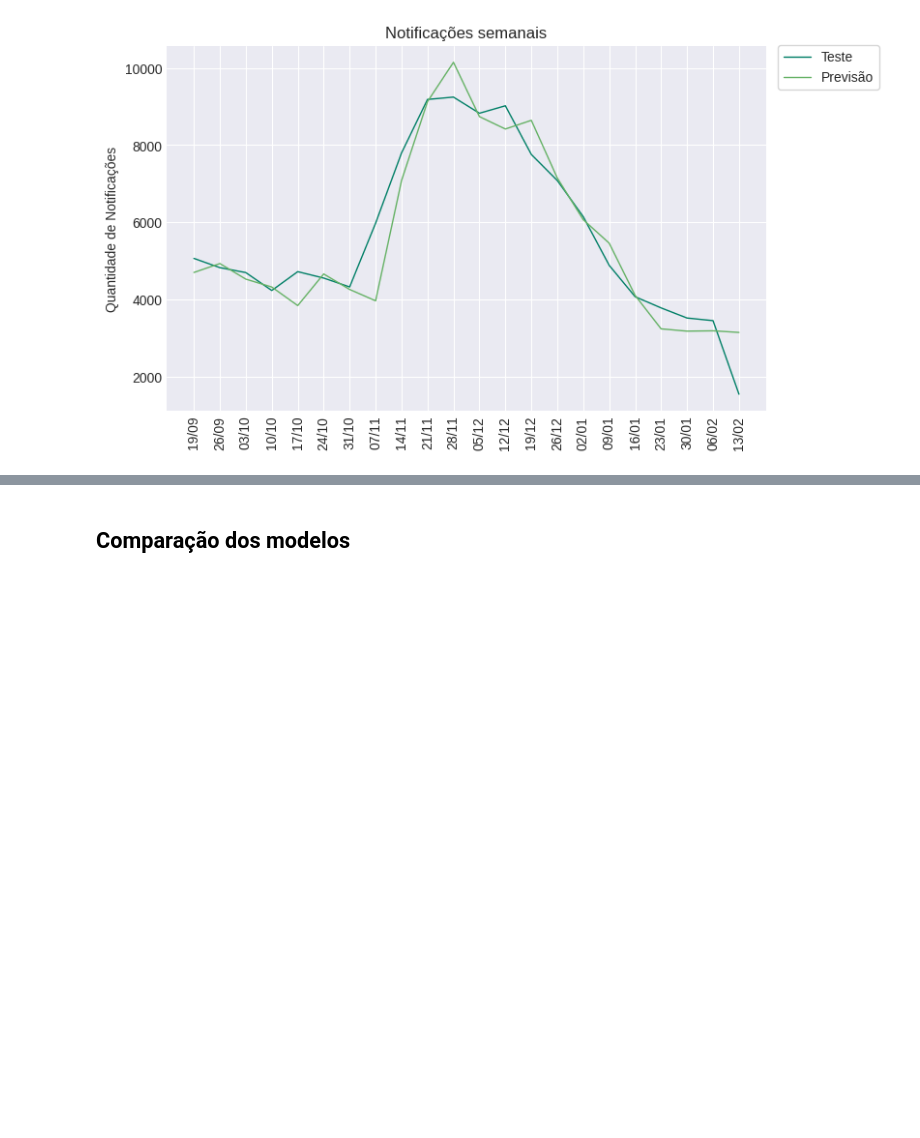
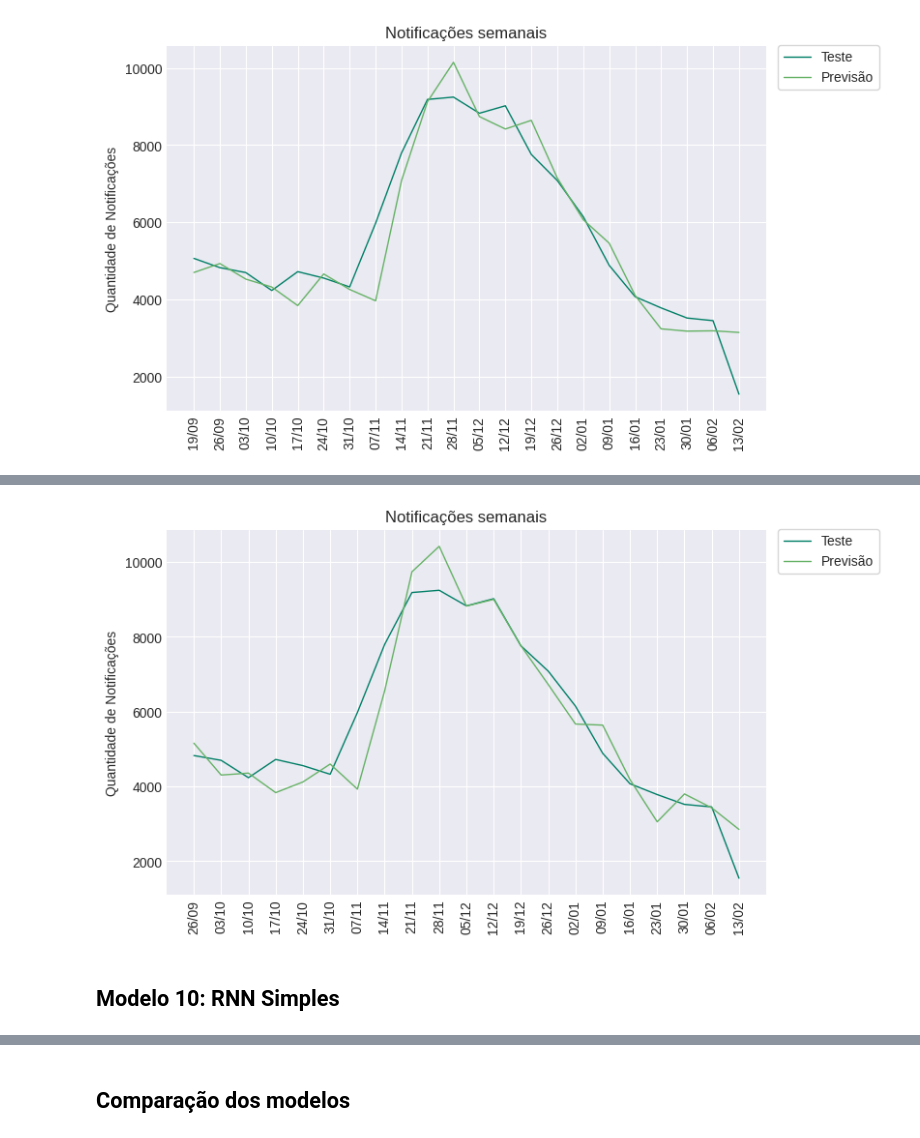
Before and after one commit to flohmannjr/PJI410, a Jupyter notebook: PJI410_projeções_de_notificações.ipynb, the cells around one changed output, grey strips where cells are left out. Cells and saved outputs as stored; diff of their text form; code cells hidden in the pictures; blank space fills up the shorter version.

Commit message:
Add modelos 9 e 10

```diff
--- a/PJI410_projeções_de_notificações.ipynb
+++ b/PJI410_projeções_de_notificações.ipynb
@@ -638,0 +648,39 @@ grafico_series(X_teste=X_test[-len(janelas_teste):], y_teste=horizontes_teste[:,
+# %%
+%%time
+
+set_global_determinism(seed=SEMENTE)
+
+modelo_nome = 'modelo_9_gru'
+
+modelos[9] = Sequential(name=modelo_nome)
+
+modelos[9].add(Lambda(lambda x: tf.expand_dims(x, axis=1), name='camada_lambda'))
+
+modelos[9].add(GRU(units=CAMADA_UNIDADES,
+                   kernel_initializer=CAMADA_INICIALIZADOR,
+                   activation=CAMADA_ATIVACAO,
+                   name='camada_gru'))
+
+modelos[9].add(Dense(units=CAMADA_UNIDADES, activation=CAMADA_ATIVACAO, name='camada_densa'))
+
+modelos[9].add(Dense(units=horizonte_tamanho, activation=SAIDA_ATIVACAO, name='camada_saida'))
+
+modelos[9].compile(loss=PERDA,
+                   optimizer=OTIMIZADOR(learning_rate=APRENDIZADO),
+                   metrics=METRICAS)
+
+modelos[9].fit(x=janelas_treino,
+               y=horizontes_treino,
+               epochs=ITERACOES,
+               batch_size=LOTE_TAMANHO,
+               validation_data=(janelas_teste, horizontes_teste),
+               callbacks=[criar_marco_modelo(modelo_nome, caminho=CAMINHO_MARCOS)],
+               verbose=0)
+
+modelos[9] = load_model(os.path.join(CAMINHO_MARCOS, modelo_nome))
+
+previsoes = modelos[9].predict(janelas_teste, verbose=0)
+
+metricas[9] = metricas_modelo(tf.squeeze(horizontes_teste), y_previsao=tf.squeeze(previsoes))
+
+print(metricas[9])
@@ -638,0 +693,7 @@ grafico_series(X_teste=X_test[-len(janelas_teste):], y_teste=horizontes_teste[:,
+# %%
+grafico_series(X_teste=X_test[-len(janelas_teste):], y_teste=tf.squeeze(horizontes_teste),
+               X_previsao=X_test[-len(janelas_teste):], y_previsao=tf.squeeze(previsoes))
+# %% [output]
+[figure, added]
+# %% [markdown]
+## Modelo 10: RNN Simples
```
Also changed, not shown: parts of 19 cells of this notebook.
